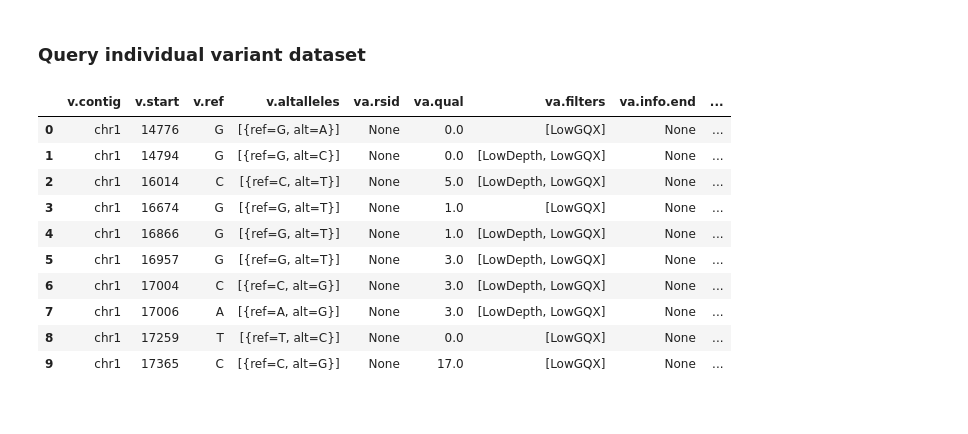
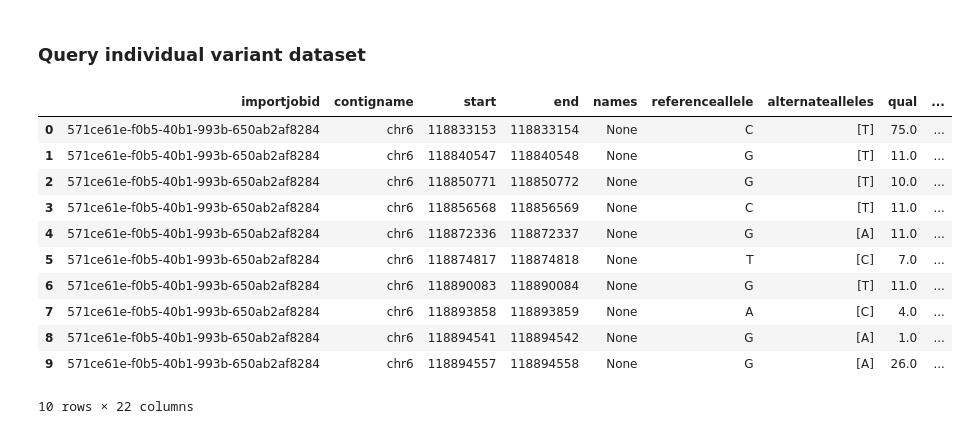
Before and after one commit to awslabs/guidance-for-multi-omics-and-multi-modal-data-integration-and-analysis-on-aws, a Jupyter notebook: source/GenomicsAnalysisCode/resources/notebooks/runbook.ipynb, the cells around one changed output. Saved outputs shown, nothing was run; the diff lists cells and outputs as text; code cells hidden in the pictures.

```diff
--- a/source/GenomicsAnalysisCode/resources/notebooks/runbook.ipynb
+++ b/source/GenomicsAnalysisCode/resources/notebooks/runbook.ipynb
@@ -174,20 +175,21 @@ df
 # %% [markdown]
 ### Query individual variant dataset
 # %%
-conn = connect(s3_staging_dir='s3://%s/results/vcf/' % data_lake_bucket,region_name=region)
+conn = connect(s3_staging_dir='s3://%s/results/vcf/' % data_lake_bucket,region_name=region, schema_name=database_name)
 cursor = conn.cursor(work_group=work_group_name)
-cursor.execute("SELECT * FROM \"" + database_name + "\".vcf limit 10")
+cursor.execute(f"SELECT * FROM {variant_table_name} where sampleid='default' limit 10")
 df = as_pandas(cursor)
 df
 # %% [output]
-|  | v.contig | v.start | v.ref | v.altalleles | va.rsid | va.qual | va.filters | va.info.end | ... |
-| 0 | chr1 | 14776 | G | [{ref=G, alt=A}] | None | 0.0 | [LowGQX] | None | ... |
-| 1 | chr1 | 14794 | G | [{ref=G, alt=C}] | None | 0.0 | [LowDepth, LowGQX] | None | ... |
-| 2 | chr1 | 16014 | C | [{ref=C, alt=T}] | None | 5.0 | [LowDepth, LowGQX] | None | ... |
-| 3 | chr1 | 16674 | G | [{ref=G, alt=T}] | None | 1.0 | [LowGQX] | None | ... |
-| 4 | chr1 | 16866 | G | [{ref=G, alt=T}] | None | 1.0 | [LowDepth, LowGQX] | None | ... |
-| 5 | chr1 | 16957 | G | [{ref=G, alt=T}] | None | 3.0 | [LowDepth, LowGQX] | None | ... |
-| 6 | chr1 | 17004 | C | [{ref=C, alt=G}] | None | 3.0 | [LowDepth, LowGQX] | None | ... |
-| 7 | chr1 | 17006 | A | [{ref=A, alt=G}] | None | 3.0 | [LowDepth, LowGQX] | None | ... |
-| 8 | chr1 | 17259 | T | [{ref=T, alt=C}] | None | 0.0 | [LowGQX] | None | ... |
-| 9 | chr1 | 17365 | C | [{ref=C, alt=G}] | None | 17.0 | [LowGQX] | None | ... |
+|  | importjobid | contigname | start | end | names | referenceallele | alternatealleles | qual | ... |
+| 0 | 571ce61e-f0b5-40b1-993b-650ab2af8284 | chr6 | 118833153 | 118833154 | None | C | [T] | 75.0 | ... |
+| 1 | 571ce61e-f0b5-40b1-993b-650ab2af8284 | chr6 | 118840547 | 118840548 | None | G | [T] | 11.0 | ... |
+| 2 | 571ce61e-f0b5-40b1-993b-650ab2af8284 | chr6 | 118850771 | 118850772 | None | G | [T] | 10.0 | ... |
+| 3 | 571ce61e-f0b5-40b1-993b-650ab2af8284 | chr6 | 118856568 | 118856569 | None | C | [T] | 11.0 | ... |
+| 4 | 571ce61e-f0b5-40b1-993b-650ab2af8284 | chr6 | 118872336 | 118872337 | None | G | [A] | 11.0 | ... |
+| 5 | 571ce61e-f0b5-40b1-993b-650ab2af8284 | chr6 | 118874817 | 118874818 | None | T | [C] | 7.0 | ... |
+| 6 | 571ce61e-f0b5-40b1-993b-650ab2af8284 | chr6 | 118890083 | 118890084 | None | G | [T] | 11.0 | ... |
+| 7 | 571ce61e-f0b5-40b1-993b-650ab2af8284 | chr6 | 118893858 | 118893859 | None | A | [C] | 4.0 | ... |
+| 8 | 571ce61e-f0b5-40b1-993b-650ab2af8284 | chr6 | 118894541 | 118894542 | None | G | [A] | 1.0 | ... |
+| 9 | 571ce61e-f0b5-40b1-993b-650ab2af8284 | chr6 | 118894557 | 118894558 | None | G | [A] | 26.0 | ... |
+10 rows × 22 columns
```
Also changed, not shown: parts of 6 cells of this notebook, 23 other files.
